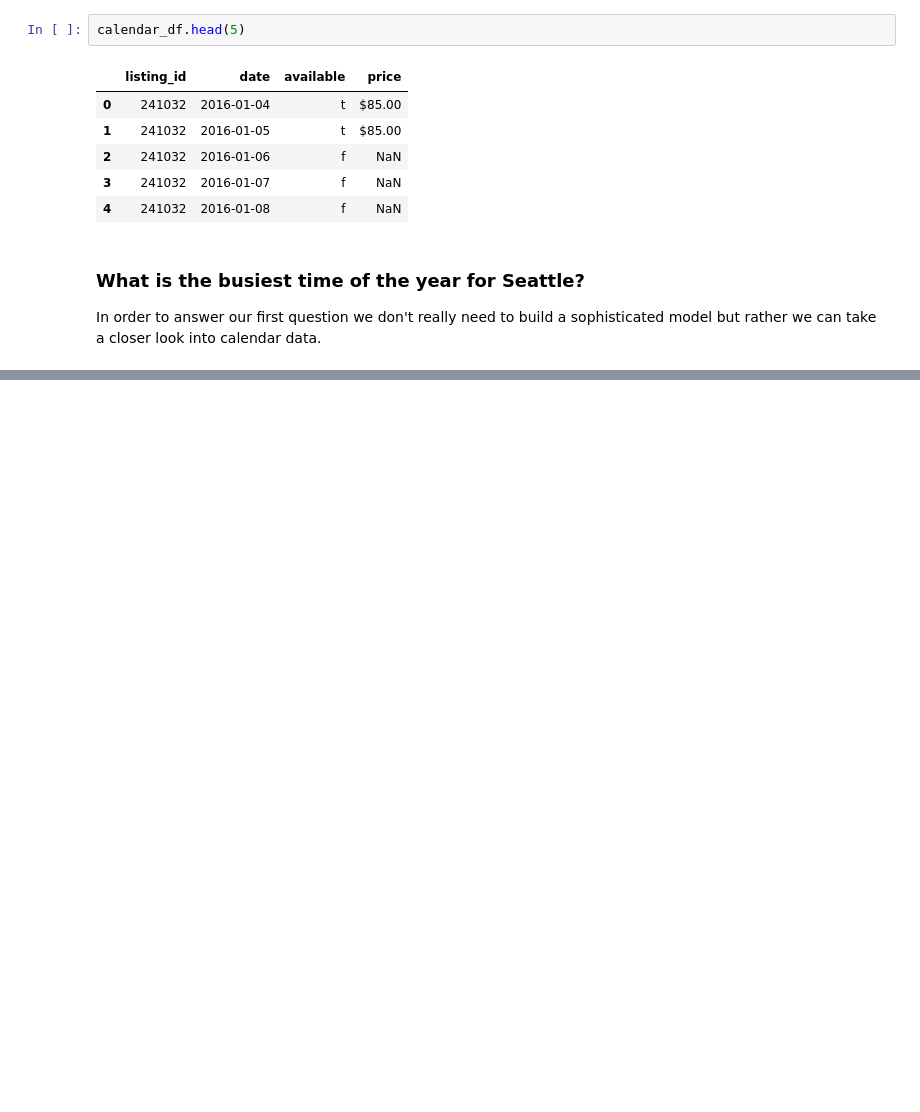
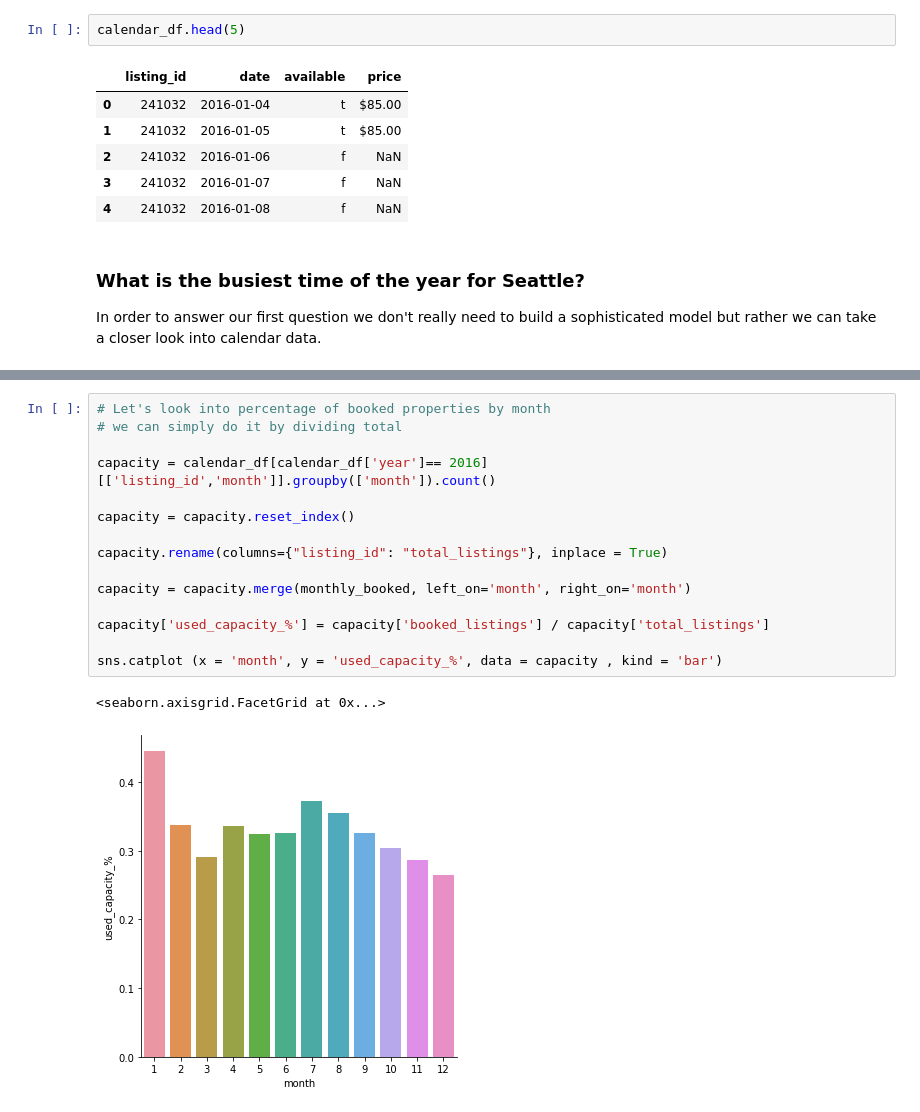
Before and after one commit to Olek-ua/Seattle_Project, a Jupyter notebook: Data Understanding Seattle AirBnB.ipynb, the cells around one changed output, grey strips where cells are left out. Cells and saved outputs as stored; diff of their text form; blank space fills up the shorter version.

```diff
--- a/Data Understanding Seattle AirBnB.ipynb
+++ b/Data Understanding Seattle AirBnB.ipynb
@@ -274,0 +264,18 @@ calendar_df.head(10)
+# %%
+# Let's look into percentage of booked properties by month
+# we can simply do it by dividing total
+
+capacity = calendar_df[calendar_df['year']== 2016][['listing_id','month']].groupby(['month']).count()
+
+capacity = capacity.reset_index()
+
+capacity.rename(columns={"listing_id": "total_listings"}, inplace = True)
+
+capacity = capacity.merge(monthly_booked, left_on='month', right_on='month')
+
+capacity['used_capacity_%'] = capacity['booked_listings'] / capacity['total_listings']
+
+sns.catplot (x = 'month', y = 'used_capacity_%', data = capacity , kind = 'bar')
+# %% [output]
+<seaborn.axisgrid.FacetGrid at 0x...>
+[figure, added]
```
Also changed, not shown: parts of 11 cells of this notebook.
